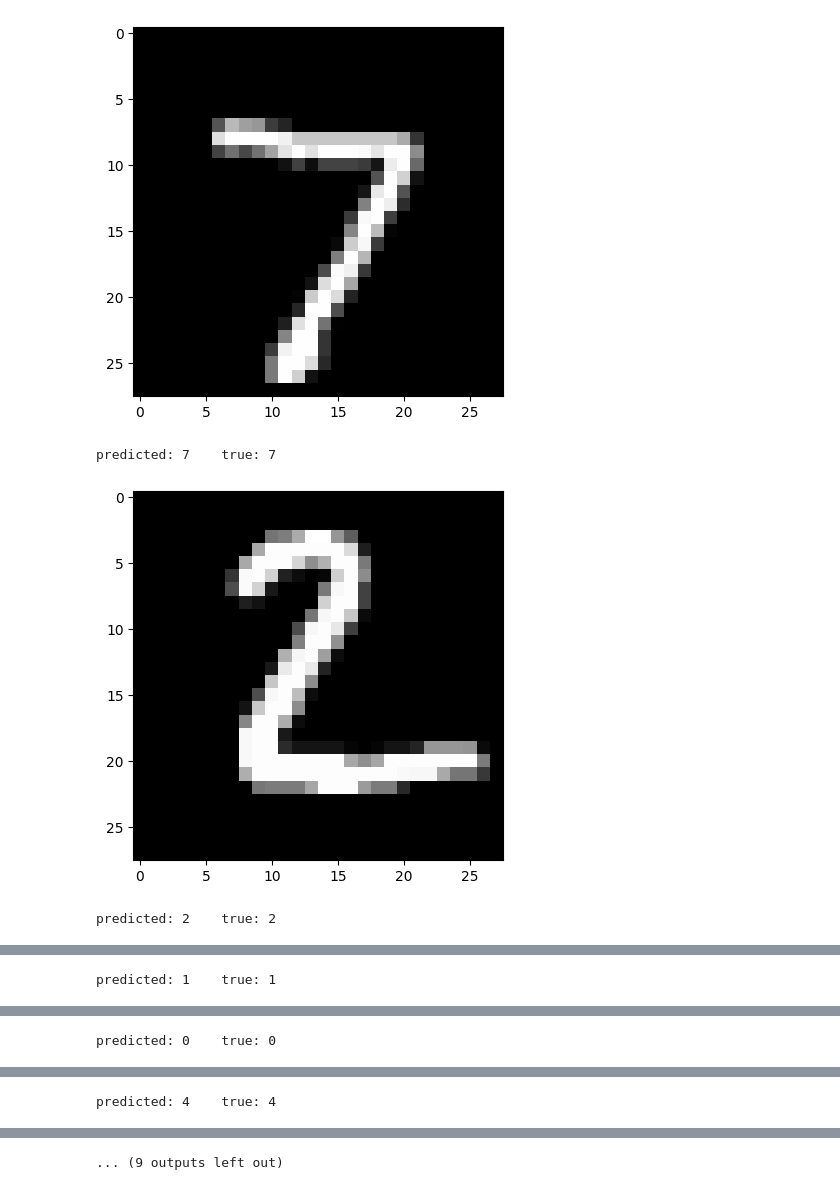
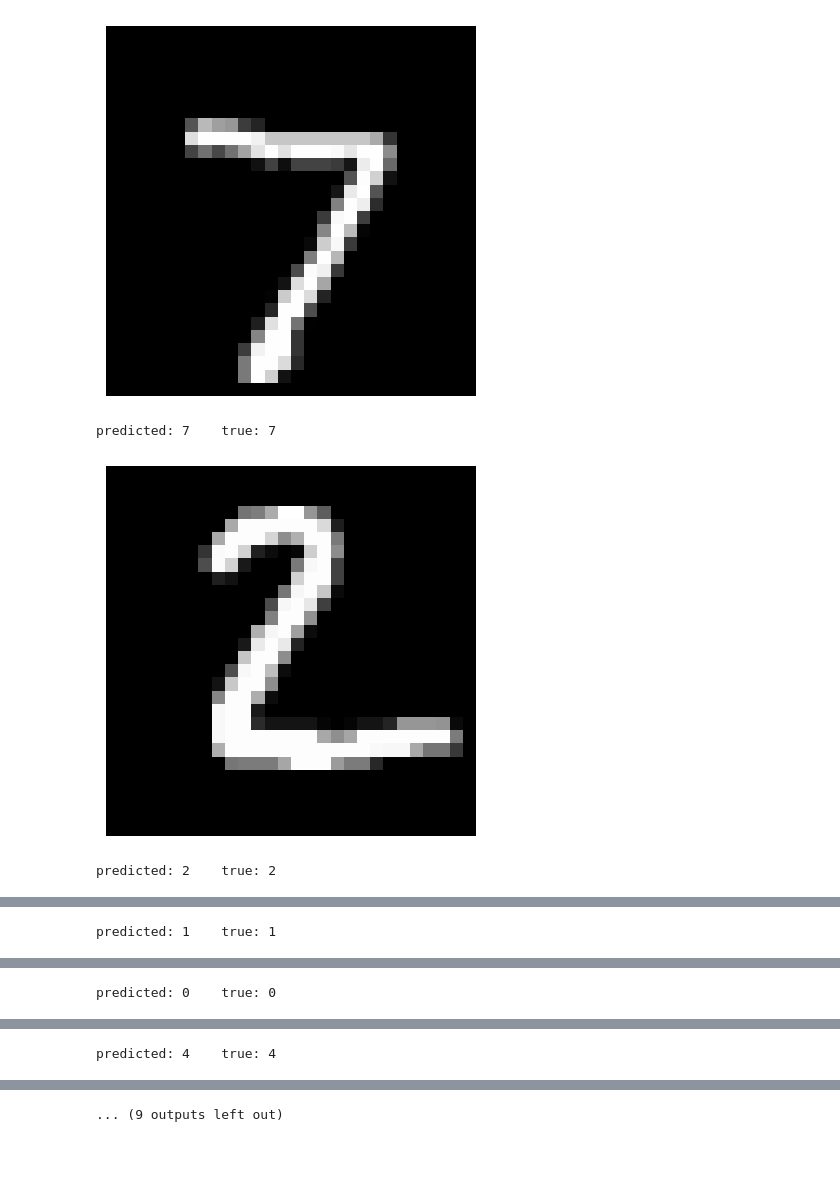
Before and after one commit to AdetsGithub/AI-Library, a Jupyter notebook: Examples/mnist.ipynb, the cells around one changed output, grey strips where cells are left out. Cells and saved outputs as stored; diff of their text form; code cells hidden in the pictures; blank space fills up the shorter version.

```diff
--- a/Examples/mnist.ipynb
+++ b/Examples/mnist.ipynb
@@ -45,33 +45,34 @@ for x, y in zip(test_x, test_y):
     current_image = current_image.reshape(28, 28)
     plt.gray()
     plt.imshow(current_image, interpolation='nearest')
+    plt.axis("off")
     plt.show()
 
     output = network.predict(x)
     print('predicted:', np.argmax(output), '\ttrue:', np.argmax(y))
     index += 1
     if np.argmax(output) == np.argmax(y): stat += 1
 
 print(stat/test_x.shape[0] * 100, '%', " successful classifications")
 # %% [output]
 1/100, error=0.20675018503012588
 2/100, error=0.07992467253162139
 3/100, error=0.06605845449368022
 4/100, error=0.05473996244581191
 5/100, error=0.04557329614621446
 6/100, error=0.03986108197645729
 7/100, error=0.03613015513096959
 8/100, error=0.033418072763601966
 9/100, error=0.031283291460923277
 10/100, error=0.029533619118957743
 11/100, error=0.028094070357472127
 12/100, error=0.026855561281216103
 ... (84 lines left out)
 97/100, error=0.010982051545701936
 98/100, error=0.010941674124454197
 99/100, error=0.010900291526589945
 100/100, error=0.010862217929553393
-[figure, old version]
+[figure, new version]
 predicted: 7    true: 7
-[figure, old version]
+[figure, new version]
 predicted: 2    true: 2
```
Also changed, not shown: parts of 1 cell of this notebook.
